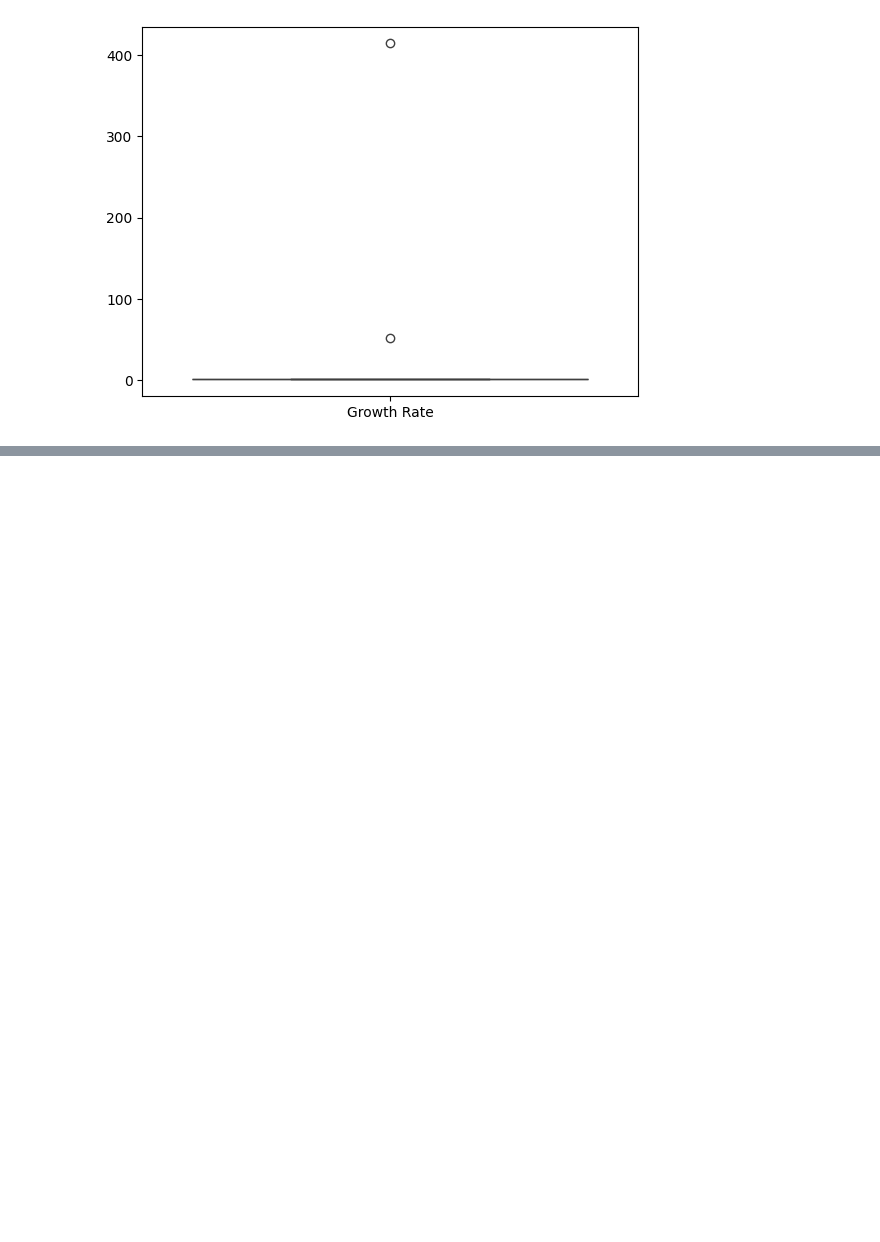
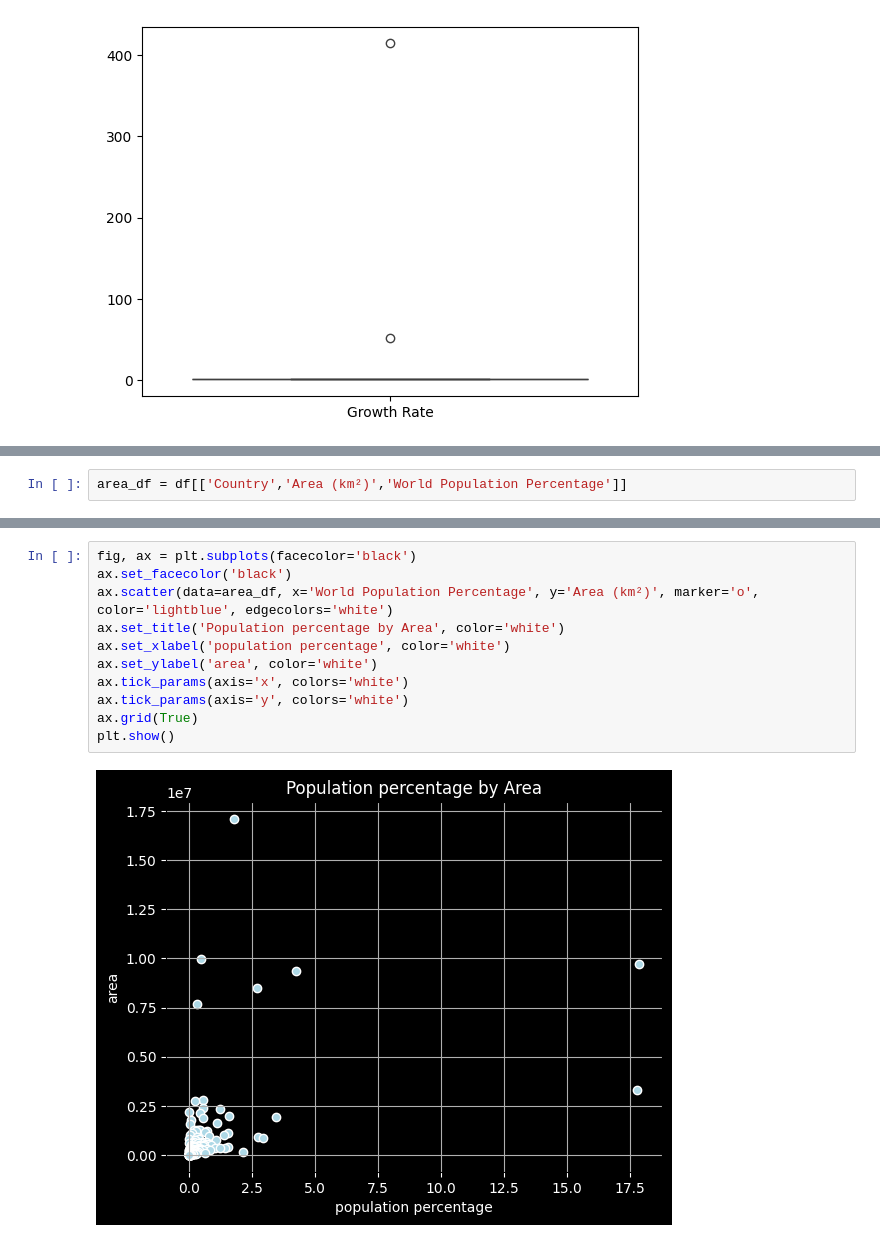
Before and after one commit to SANJAY-KRISHNA-MV/EDA, a Jupyter notebook: World Population EDA/population_eda.ipynb, the cells around one changed output, grey strips where cells are left out. Cells and saved outputs as stored; diff of their text form; blank space fills up the shorter version.

```diff
--- a/World Population EDA/population_eda.ipynb
+++ b/World Population EDA/population_eda.ipynb
@@ -655,0 +665,2 @@ plt.show()
+# %%
+area_df = df[['Country','Area (km²)','World Population Percentage']]
@@ -655,0 +699,13 @@ plt.show()
+# %%
+fig, ax = plt.subplots(facecolor='black')
+ax.set_facecolor('black')
+ax.scatter(data=area_df, x='World Population Percentage', y='Area (km²)', marker='o', color='lightblue', edgecolors='white')
+ax.set_title('Population percentage by Area', color='white')
+ax.set_xlabel('population percentage', color='white')
+ax.set_ylabel('area', color='white')
+ax.tick_params(axis='x', colors='white')
+ax.tick_params(axis='y', colors='white')
+ax.grid(True)
+plt.show()
+# %% [output]
+[figure, added]
```
Also changed, not shown: parts of 20 cells of this notebook.
